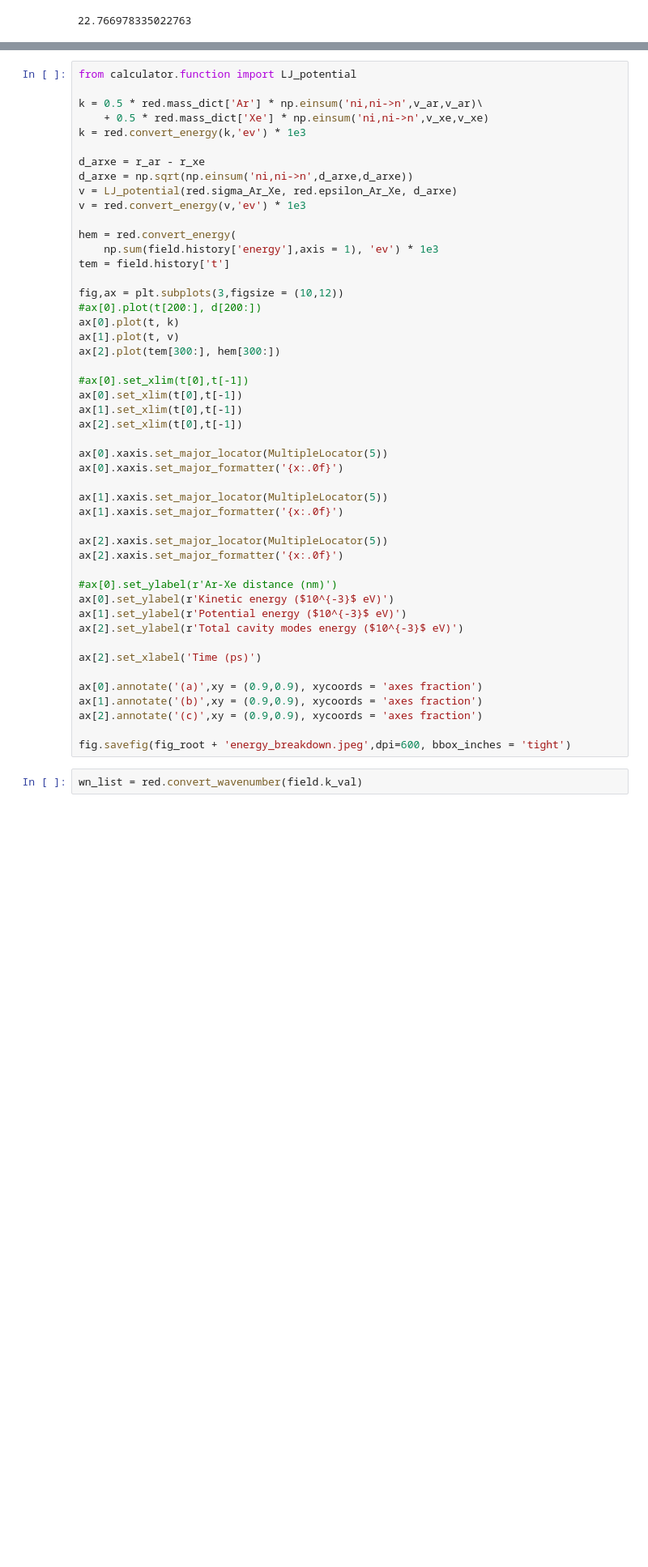
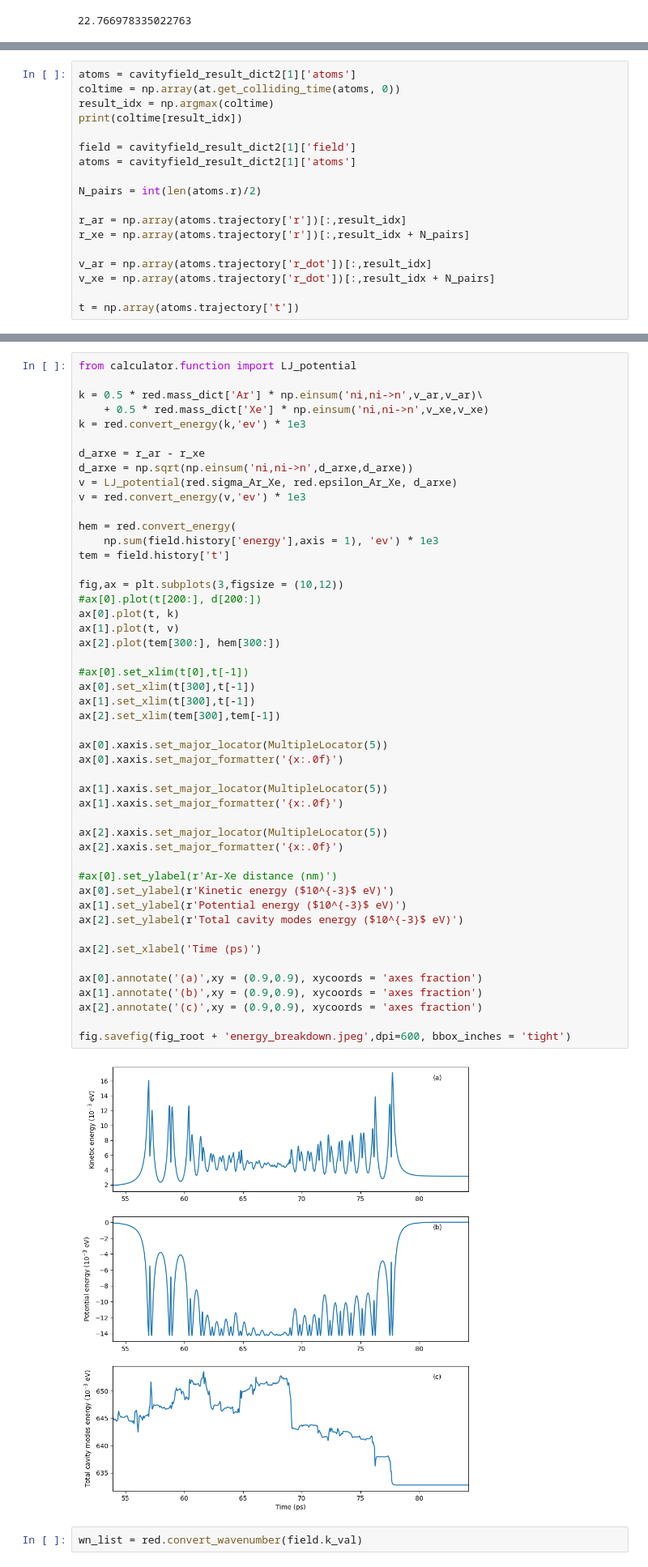
Before and after one commit to RibeiroGroup/Molecular-Dynamics-for-CIS, a Jupyter notebook: src/Plot-Copy1.ipynb, the cells around one changed output, grey strips where cells are left out. Shown at 81% size. Saved outputs shown, nothing was run; the diff lists cells and outputs as text; blank space fills up the shorter version.

```diff
--- a/src/Plot-Copy1.ipynb
+++ b/src/Plot-Copy1.ipynb
@@ -432,0 +374,18 @@ t = np.array(atoms.trajectory['t'])
+# %%
+atoms = cavityfield_result_dict2[1]['atoms']
+coltime = np.array(at.get_colliding_time(atoms, 0))
+result_idx = np.argmax(coltime)
+print(coltime[result_idx])
+
+field = cavityfield_result_dict2[1]['field']
+atoms = cavityfield_result_dict2[1]['atoms']
+
+N_pairs = int(len(atoms.r)/2)
+
+r_ar = np.array(atoms.trajectory['r'])[:,result_idx]
+r_xe = np.array(atoms.trajectory['r'])[:,result_idx + N_pairs]
+
+v_ar = np.array(atoms.trajectory['r_dot'])[:,result_idx]
+v_xe = np.array(atoms.trajectory['r_dot'])[:,result_idx + N_pairs]
+
+t = np.array(atoms.trajectory['t'])
@@ -448,36 +409,38 @@ tem = field.history['t']
 
 fig,ax = plt.subplots(3,figsize = (10,12))
 #ax[0].plot(t[200:], d[200:])
 ax[0].plot(t, k)
 ax[1].plot(t, v)
 ax[2].plot(tem[300:], hem[300:])
 
 #ax[0].set_xlim(t[0],t[-1])
-ax[0].set_xlim(t[0],t[-1])
-ax[1].set_xlim(t[0],t[-1])
-ax[2].set_xlim(t[0],t[-1])
+ax[0].set_xlim(t[300],t[-1])
+ax[1].set_xlim(t[300],t[-1])
+ax[2].set_xlim(tem[300],tem[-1])
 
 ax[0].xaxis.set_major_locator(MultipleLocator(5))
 ax[0].xaxis.set_major_formatter('{x:.0f}')
 
 ax[1].xaxis.set_major_locator(MultipleLocator(5))
 ax[1].xaxis.set_major_formatter('{x:.0f}')
 
 ax[2].xaxis.set_major_locator(MultipleLocator(5))
 ax[2].xaxis.set_major_formatter('{x:.0f}')
 
 #ax[0].set_ylabel(r'Ar-Xe distance (nm)')
 ax[0].set_ylabel(r'Kinetic energy ($10^{-3}$ eV)')
 ax[1].set_ylabel(r'Potential energy ($10^{-3}$ eV)')
 ax[2].set_ylabel(r'Total cavity modes energy ($10^{-3}$ eV)')
 
 ax[2].set_xlabel('Time (ps)')
 
 ax[0].annotate('(a)',xy = (0.9,0.9), xycoords = 'axes fraction')
 ax[1].annotate('(b)',xy = (0.9,0.9), xycoords = 'axes fraction')
 ax[2].annotate('(c)',xy = (0.9,0.9), xycoords = 'axes fraction')
 
 fig.savefig(fig_root + 'energy_breakdown.jpeg',dpi=600, bbox_inches = 'tight')
+# %% [output]
+[figure, added]
 # %%
 wn_list = red.convert_wavenumber(field.k_val)
 # %%
```
Also changed, not shown: parts of 12 cells of this notebook, 8 other files.
